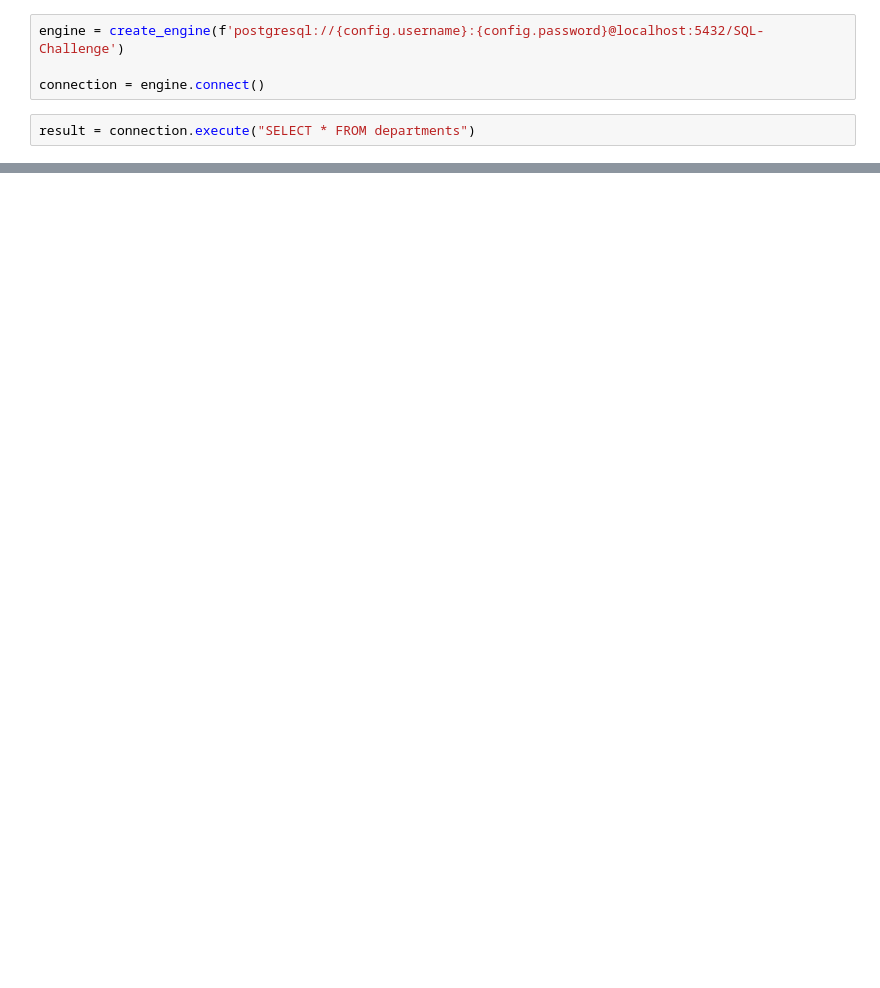
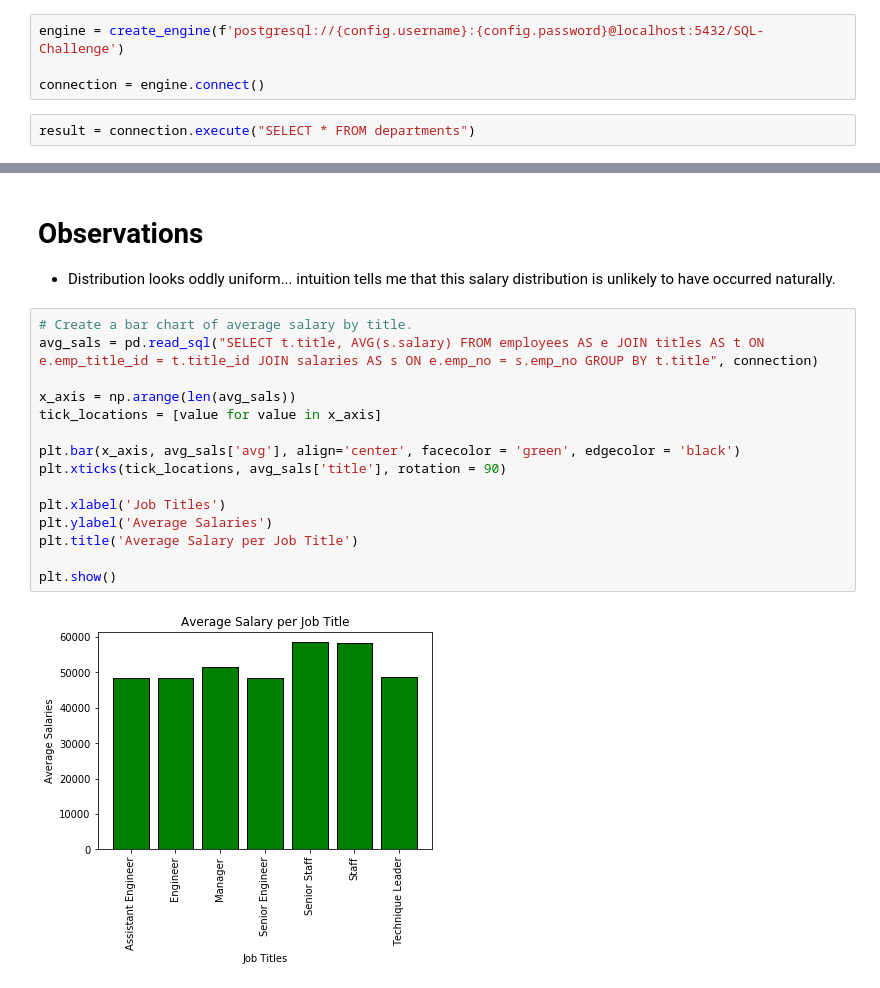
Before and after one commit to JacobTrevithick/sql-challenge, a Jupyter notebook: EmployeeSQL/emp_vis.ipynb, the cells around one changed output, grey strips where cells are left out. Drawn from its saved outputs; the diff is of its cells as text; blank space fills up the shorter version.

```diff
--- a/EmployeeSQL/emp_vis.ipynb
+++ b/EmployeeSQL/emp_vis.ipynb
@@ -42,0 +50,21 @@ ax.hist(sal_list, bins = 10)
+# %% [markdown]
+# Observations
+
+* Distribution looks oddly uniform... intuition tells me that this salary distribution is unlikely to have occurred naturally.
+# %%
+# Create a bar chart of average salary by title.
+avg_sals = pd.read_sql("SELECT t.title, AVG(s.salary) FROM employees AS e JOIN titles AS t ON e.emp_title_id = t.title_id JOIN salaries AS s ON e.emp_no = s.emp_no GROUP BY t.title", connection)
+
+x_axis = np.arange(len(avg_sals))
+tick_locations = [value for value in x_axis]
+
+plt.bar(x_axis, avg_sals['avg'], align='center', facecolor = 'green', edgecolor = 'black')
+plt.xticks(tick_locations, avg_sals['title'], rotation = 90)
+
+plt.xlabel('Job Titles')
+plt.ylabel('Average Salaries')
+plt.title('Average Salary per Job Title')
+
+plt.show()
+# %% [output]
+[figure, added]
```
Also changed, not shown: parts of 6 cells of this notebook.
